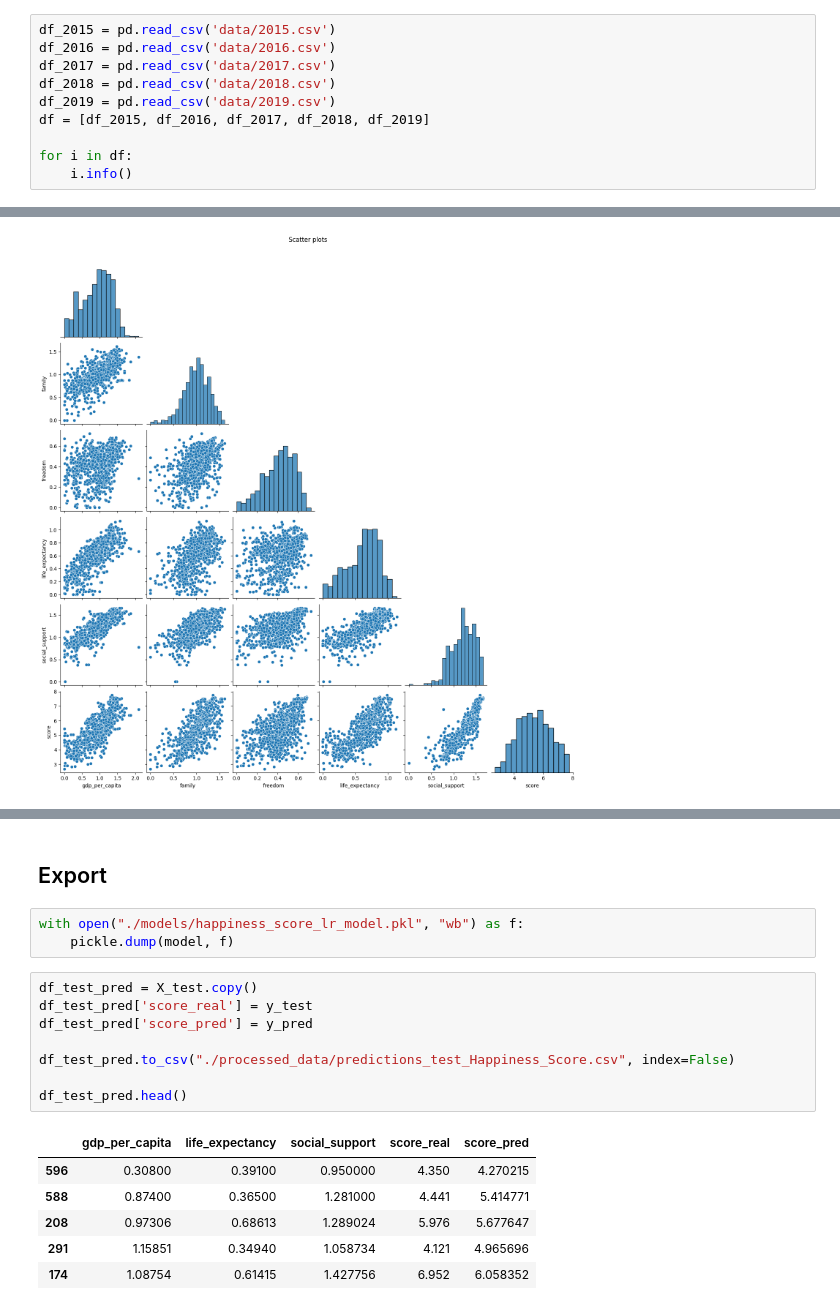
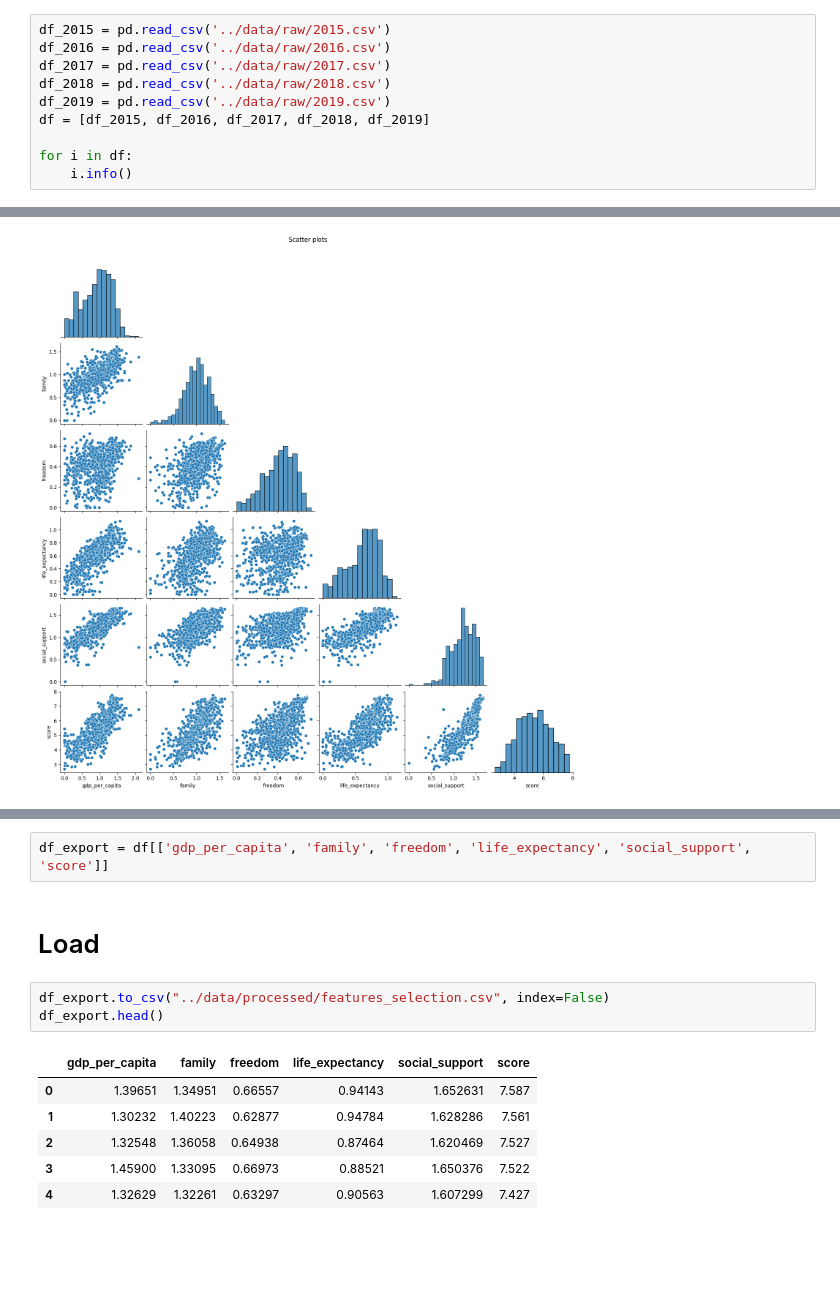
Before and after one commit to HEstefaniaR/workshop-3, a Jupyter notebook: notebooks/EDA.ipynb, the cells around one changed output, grey strips where cells are left out. Drawn from its saved outputs; the diff is of its cells as text; blank space fills up the shorter version.

```diff
--- a/EDA_Model_Training.ipynb
+++ b/notebooks/EDA.ipynb
@@ -14,9 +16,9 @@ import pickle
 # %%
-df_2015 = pd.read_csv('data/2015.csv')
-df_2016 = pd.read_csv('data/2016.csv')
-df_2017 = pd.read_csv('data/2017.csv')
-df_2018 = pd.read_csv('data/2018.csv')
-df_2019 = pd.read_csv('data/2019.csv')
+df_2015 = pd.read_csv('../data/raw/2015.csv')
+df_2016 = pd.read_csv('../data/raw/2016.csv')
+df_2017 = pd.read_csv('../data/raw/2017.csv')
+df_2018 = pd.read_csv('../data/raw/2018.csv')
+df_2019 = pd.read_csv('../data/raw/2019.csv')
 df = [df_2015, df_2016, df_2017, df_2018, df_2019]
 
 for i in df:
@@ -542,20 +431,14 @@ RMSE=0.528
-# %% [markdown]
-## Export
-# %%
-with open("./models/happiness_score_lr_model.pkl", "wb") as f:
-    pickle.dump(model, f)
-# %%
-df_test_pred = X_test.copy()
-df_test_pred['score_real'] = y_test
-df_test_pred['score_pred'] = y_pred
-
-df_test_pred.to_csv("./processed_data/predictions_test_Happiness_Score.csv", index=False)
-
-df_test_pred.head()
-# %% [output]
-|  | gdp_per_capita | life_expectancy | social_support | score_real | score_pred |
-| 596 | 0.30800 | 0.39100 | 0.950000 | 4.350 | 4.270215 |
-| 588 | 0.87400 | 0.36500 | 1.281000 | 4.441 | 5.414771 |
-| 208 | 0.97306 | 0.68613 | 1.289024 | 5.976 | 5.677647 |
-| 291 | 1.15851 | 0.34940 | 1.058734 | 4.121 | 4.965696 |
-| 174 | 1.08754 | 0.61415 | 1.427756 | 6.952 | 6.058352 |
+# %%
+df_export = df[['gdp_per_capita', 'family', 'freedom', 'life_expectancy', 'social_support', 'score']]
+# %% [markdown]
+# Load
+# %%
+df_export.to_csv("../data/processed/features_selection.csv", index=False)
+df_export.head()
+# %% [output]
+|  | gdp_per_capita | family | freedom | life_expectancy | social_support | score |
+| 0 | 1.39651 | 1.34951 | 0.66557 | 0.94143 | 1.652631 | 7.587 |
+| 1 | 1.30232 | 1.40223 | 0.62877 | 0.94784 | 1.628286 | 7.561 |
+| 2 | 1.32548 | 1.36058 | 0.64938 | 0.87464 | 1.620469 | 7.527 |
+| 3 | 1.45900 | 1.33095 | 0.66973 | 0.88521 | 1.650376 | 7.522 |
+| 4 | 1.32629 | 1.32261 | 0.63297 | 0.90563 | 1.607299 | 7.427 |
```
Also changed, not shown: parts of 15 cells of this notebook, 15 other files.
